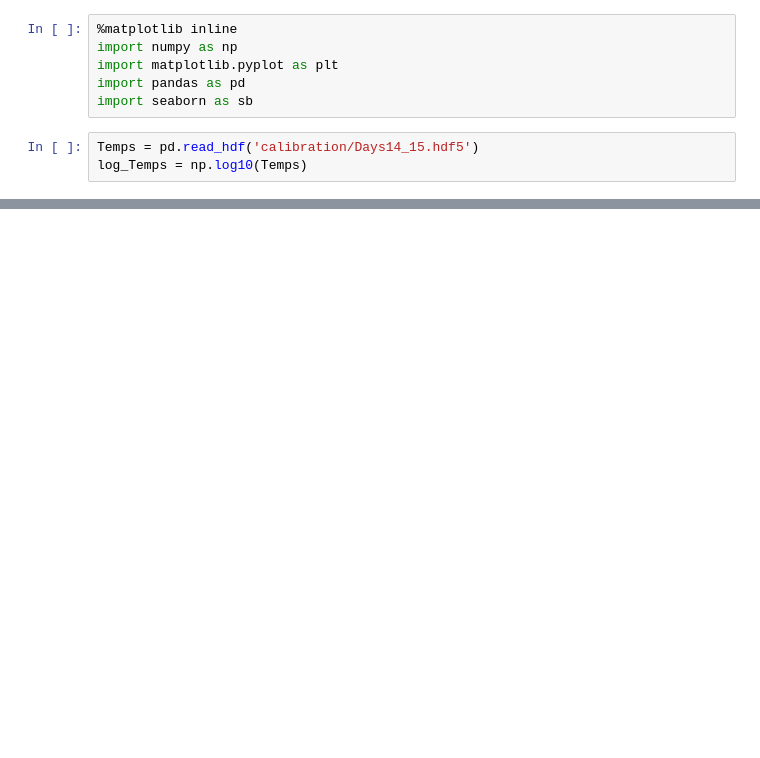
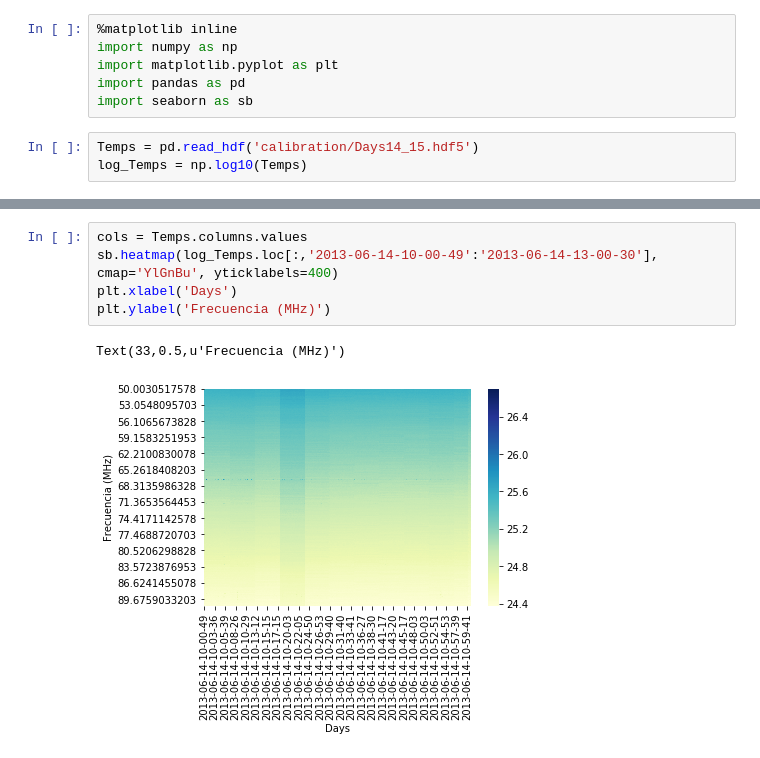
Before and after one commit to HiramHerrera/SciHi, a Jupyter notebook: calibration.ipynb, the cells around one changed output, grey strips where cells are left out. Drawn from its saved outputs; the diff is of its cells as text; blank space fills up the shorter version.

```diff
--- a/calibration.ipynb
+++ b/calibration.ipynb
@@ -40,0 +34,8 @@ temps
+# %%
+cols = Temps.columns.values
+sb.heatmap(log_Temps.loc[:,'2013-06-14-10-00-49':'2013-06-14-13-00-30'], cmap='YlGnBu', yticklabels=400)
+plt.xlabel('Days')
+plt.ylabel('Frecuencia (MHz)')
+# %% [output]
+Text(33,0.5,u'Frecuencia (MHz)')
+[figure, added]
```
Also changed, not shown: parts of 10 cells of this notebook, 1 other file.
